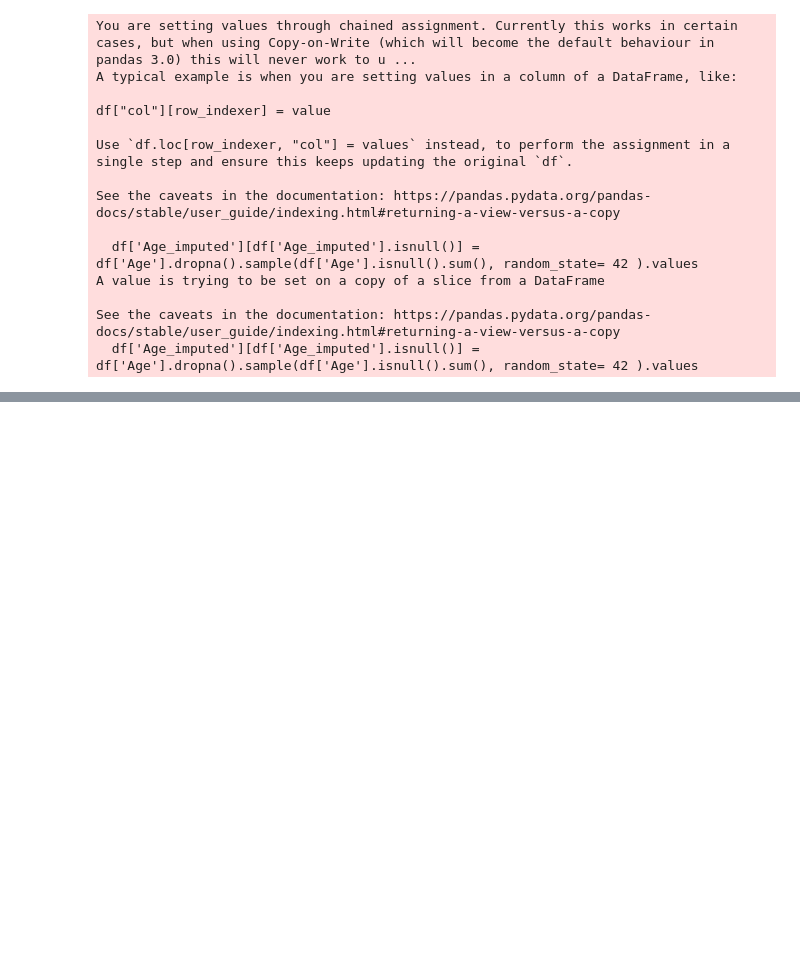
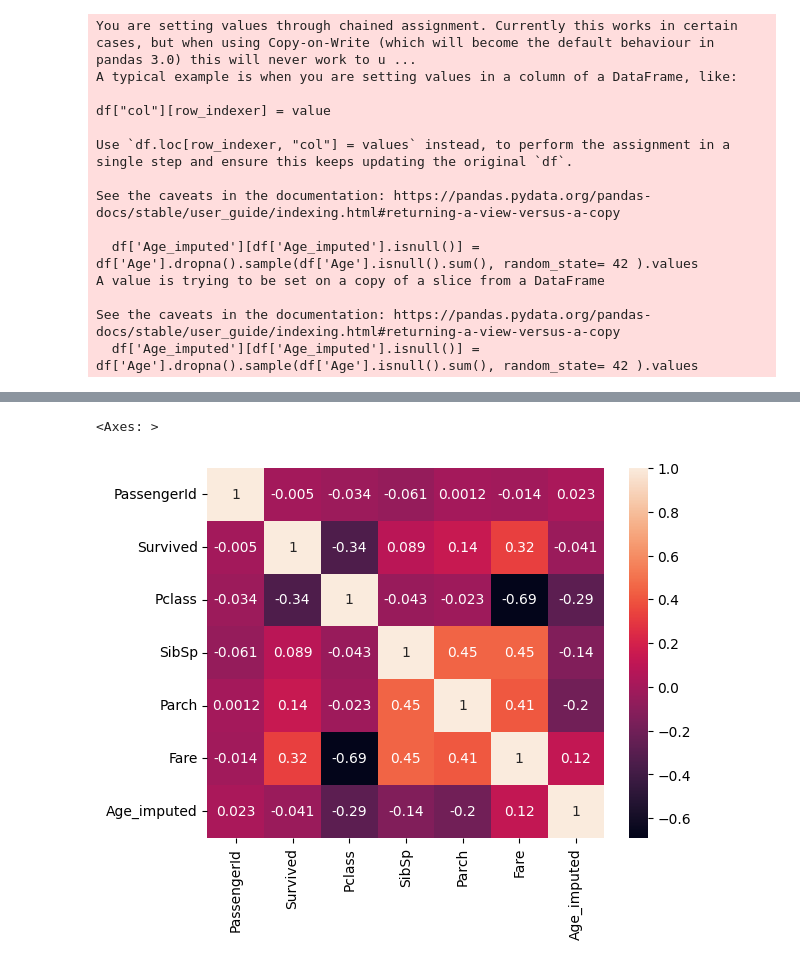
Before and after one commit to Aalok-Git/Python_Projects, a Jupyter notebook: Titanic_Survived/titanic_notebook.ipynb, the cells around one changed output, grey strips where cells are left out. Saved outputs shown, nothing was run; the diff lists cells and outputs as text; code cells hidden in the pictures; blank space fills up the shorter version.

```diff
--- a/Titanic_Survived/titanic_notebook.ipynb
+++ b/Titanic_Survived/titanic_notebook.ipynb
@@ -170,0 +265,5 @@ dtype: float64
+# %%
+sns.heatmap(df_num.corr(method='spearman'), annot=True)
+# %% [output]
+<Axes: >
+[figure, added]
```
Also changed, not shown: parts of 30 cells of this notebook.
